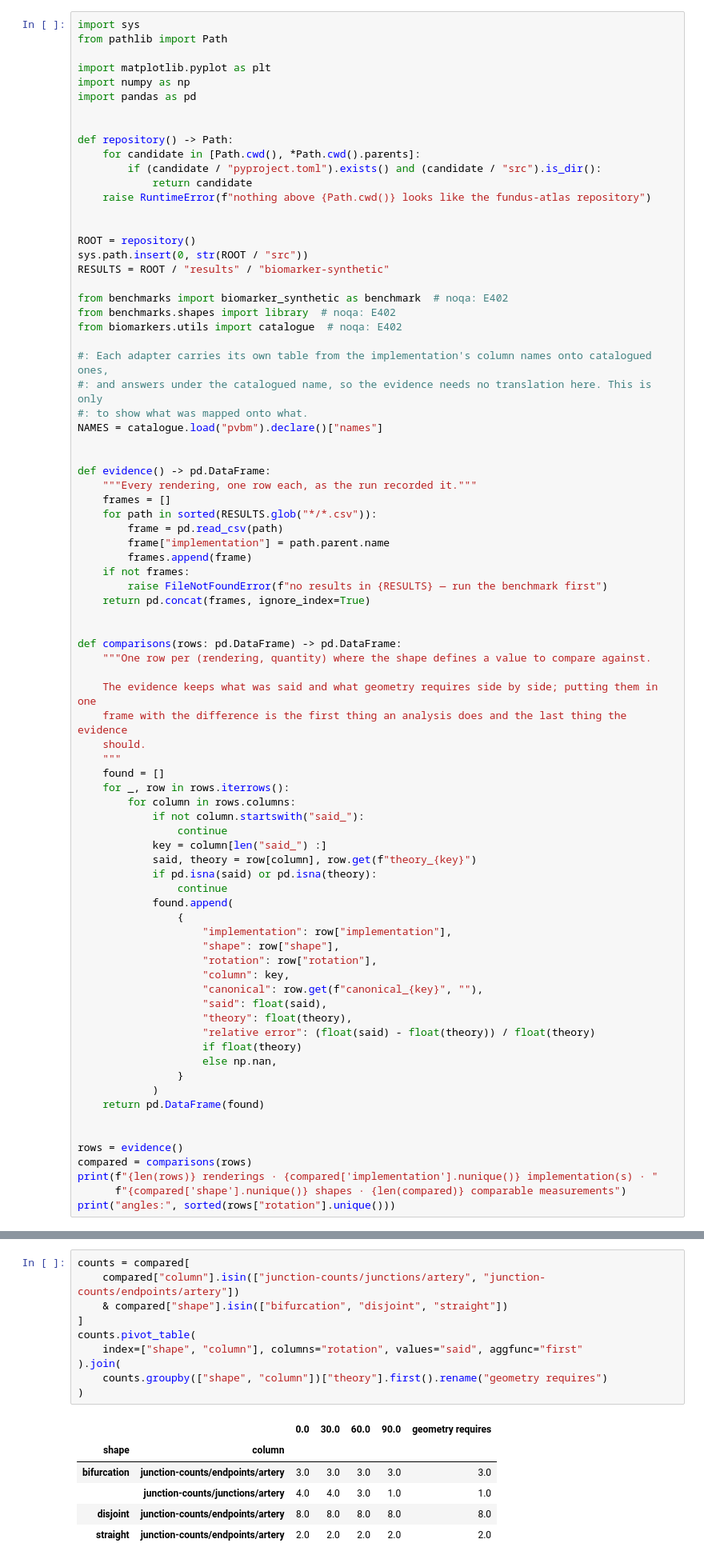
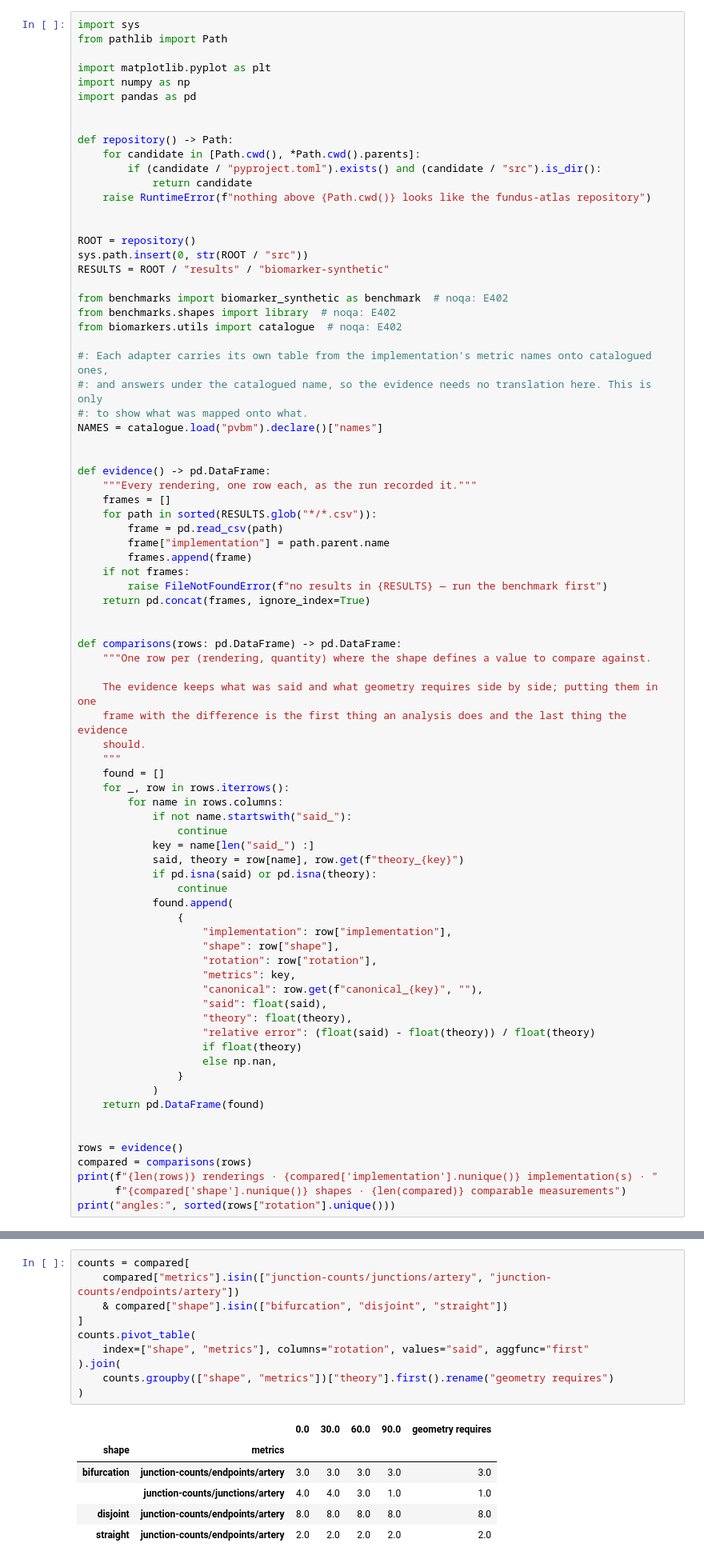
Before and after one commit to staskh/fundus-atlas, a Jupyter notebook: notebooks/biomarker-synthetic-pvbm.ipynb, the cells around one changed output, grey strips where cells are left out. Shown at 80% size. Drawn from its saved outputs; the diff is of its cells as text.

```diff
--- a/notebooks/biomarker-synthetic-pvbm.ipynb
+++ b/notebooks/biomarker-synthetic-pvbm.ipynb
@@ -37,7 +46,7 @@ from benchmarks import biomarker_synthetic as benchmark  # noqa: E402
 from benchmarks.shapes import library  # noqa: E402
 from biomarkers.utils import catalogue  # noqa: E402
 
-#: Each adapter carries its own table from the implementation's column names onto catalogued ones,
+#: Each adapter carries its own table from the implementation's metric names onto catalogued ones,
 #: and answers under the catalogued name, so the evidence needs no translation here. This is only
 #: to show what was mapped onto what.
 NAMES = catalogue.load("pvbm").declare()["names"]
@@ -64,11 +73,11 @@ def comparisons(rows: pd.DataFrame) -> pd.DataFrame:
     """
     found = []
     for _, row in rows.iterrows():
-        for column in rows.columns:
-            if not column.startswith("said_"):
+        for name in rows.columns:
+            if not name.startswith("said_"):
                 continue
-            key = column[len("said_") :]
-            said, theory = row[column], row.get(f"theory_{key}")
+            key = name[len("said_") :]
+            said, theory = row[name], row.get(f"theory_{key}")
             if pd.isna(said) or pd.isna(theory):
                 continue
             found.append(
@@ -76,7 +85,7 @@ def comparisons(rows: pd.DataFrame) -> pd.DataFrame:
                     "implementation": row["implementation"],
                     "shape": row["shape"],
                     "rotation": row["rotation"],
-                    "column": key,
+                    "metrics": key,
                     "canonical": row.get(f"canonical_{key}", ""),
                     "said": float(said),
                     "theory": float(theory),
@@ -324,16 +543,16 @@ angle the same shape is drawn at.
 # %%
 counts = compared[
-    compared["column"].isin(["junction-counts/junctions/artery", "junction-counts/endpoints/artery"])
+    compared["metrics"].isin(["junction-counts/junctions/artery", "junction-counts/endpoints/artery"])
     & compared["shape"].isin(["bifurcation", "disjoint", "straight"])
 ]
 counts.pivot_table(
-    index=["shape", "column"], columns="rotation", values="said", aggfunc="first"
+    index=["shape", "metrics"], columns="rotation", values="said", aggfunc="first"
 ).join(
-    counts.groupby(["shape", "column"])["theory"].first().rename("geometry requires")
+    counts.groupby(["shape", "metrics"])["theory"].first().rename("geometry requires")
 )
 # %% [output]
 |  |  | 0.0 | 30.0 | 60.0 | 90.0 | geometry requires |
-| shape | column |  |  |  |  |  |
+| shape | metrics |  |  |  |  |  |
 | bifurcation | junction-counts/endpoints/artery | 3.0 | 3.0 | 3.0 | 3.0 | 3.0 |
 |  | junction-counts/junctions/artery | 4.0 | 4.0 | 3.0 | 1.0 | 1.0 |
 | disjoint | junction-counts/endpoints/artery | 8.0 | 8.0 | 8.0 | 8.0 | 8.0 |
```
Also changed, not shown: parts of 34 cells of this notebook, 2 other files.
